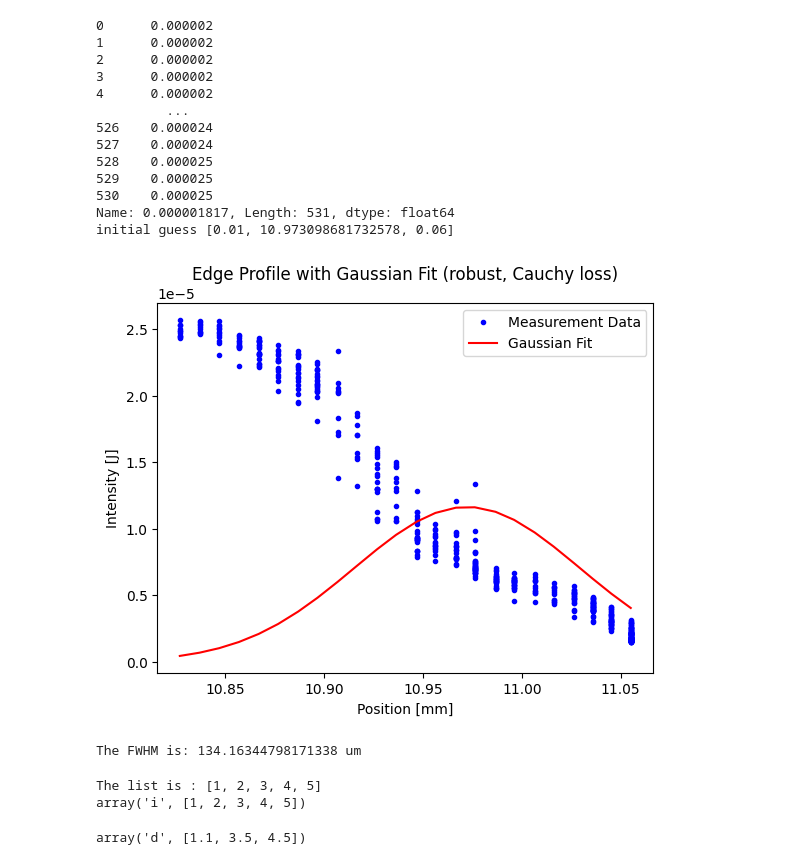
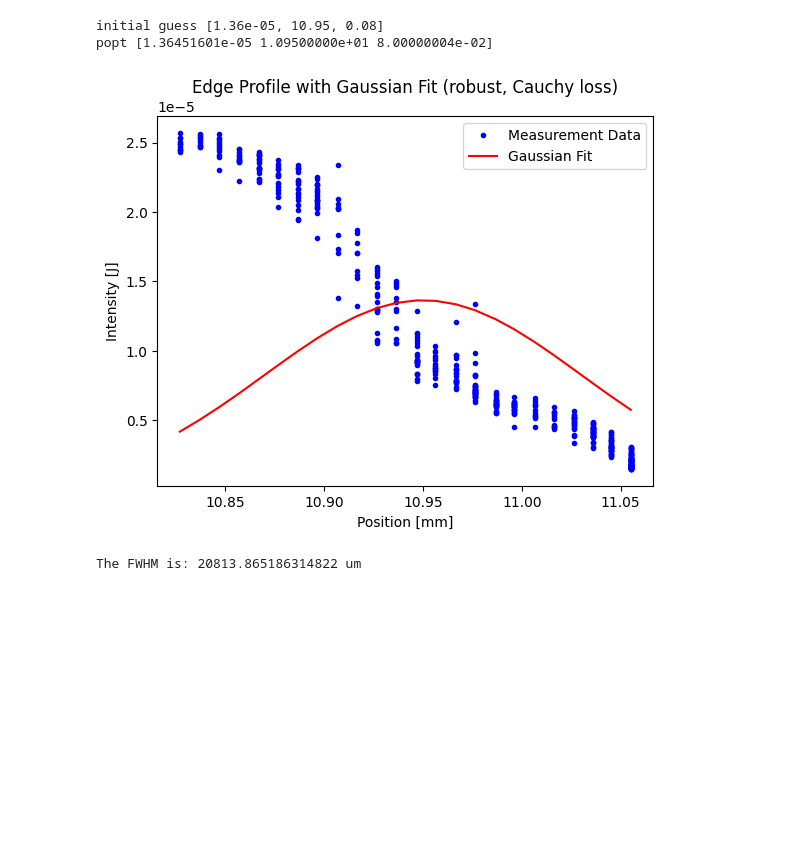
Before and after one commit to carogee/knife_edge, a Jupyter notebook: knife_edge.ipynb, the cells around one changed output. Saved outputs shown, nothing was run; the diff lists cells and outputs as text; code cells hidden in the pictures; blank space fills up the shorter version.

```diff
--- a/knife_edge.ipynb
+++ b/knife_edge.ipynb
@@ -9,8 +262,11 @@ import array as array
 # %%
-# Custom Cauchy loss function
+import matplotlib.pyplot as plt
+import numpy as np
+from scipy.optimize import curve_fit
 
 def cauchy_loss(params, x, y, c):
     A, mu, sigma = params
+    #A = (1/(np.sqrt(2*np.pi)*sigma))
     y_pred = A * np.exp(-(x - mu)**2 / (2 * sigma**2))
     residual = y - y_pred
     return np.log(1 + (residual / c)**2).sum()
@@ -18,6 +274,7 @@ def cauchy_loss(params, x, y, c):
 # Function to define the Gaussian function for curve fitting
 def gauss(params, x):
     A, mu, sigma = params
+    #A = (1/(sigma*np.sqrt(2*np.pi)))
     return A * np.exp(-(x - mu)**2 / (2 * sigma**2))
 
 # Objective function for optimization
@@ -34,79 +291,37 @@ data = pd.read_csv(filename)
 
 #x_data = data[:, 1]
 #y_data = data[:, 0]
 intensity = data.iloc[:, 0] #intensity
 position = data.iloc[:, 1] #position
-print(intensity)
-
-#y_data = [1.7,1.7,1.7]
-#x_data = [15.0,15.05,15.1,15.20]
-#y_data = array.array('d', [1.7, 1.7, 1.7,1.7])
-#x_data = array.array('d', [15.0,15.05,15.1])
 
 
 # Initial guess for parameters
-initial_guess = [0.01, np.mean(position), 0.06]
+initial_guess = [1.36e-05, 10.95, 0.08]
 print("initial guess", initial_guess)
 
 # Perform optimization
 result = minimize(objective, initial_guess, args=(position, intensity, 1))
 
 # Extract optimized parameters
 popt = result.x
-#print("popt", popt)
+print("popt", popt)
 
-# Normalize
-#pdf = gauss(popt,x_data)
-#normalization_constant = np.trapz(pdf,x_data)
-#print("normalization constant", normalization_constant)
-#normalized_pdf = pdf/normalization_constant
 
 # Calculating the full width at half maximum (FWHM)
-FWHM = 2 * np.sqrt(2 * np.log(2)) * popt[2]
+FWHM = 2 * np.sqrt(np.log(2)) / popt[2]
 
 # Plotting the data and the fit
 plt.plot(position, intensity, 'b.', label='Measurement Data')
 plt.plot(position, gauss(popt, position), 'r-', label='Gaussian Fit')
 plt.xlabel('Position [mm]')
 plt.ylabel('Intensity [J]')
 plt.title('Edge Profile with Gaussian Fit (robust, Cauchy loss)')
 plt.legend()
 plt.show()
 
 print("The FWHM is:", FWHM*1000, "um")
 # %% [output]
-0      0.000002
-1      0.000002
-2      0.000002
-3      0.000002
-4      0.000002
-         ...
-526    0.000024
-527    0.000024
-528    0.000025
-529    0.000025
-530    0.000025
-Name: 0.000001817, Length: 531, dtype: float64
-initial guess [0.01, 10.973098681732578, 0.06]
+initial guess [1.36e-05, 10.95, 0.08]
+popt [1.36451601e-05 1.09500000e+01 8.00000004e-02]
-[figure, old version]
+[figure, new version]
-The FWHM is: 134.16344798171338 um
+The FWHM is: 20813.865186314822 um
-# %%
-from array import array
-
-# Initializing the list
-list = [1, 2, 3, 4, 5]
-
-# Printing the list
-print("The list is : " + str(list))
-
-res = array("i", list)
-print(res
-# %% [output]
-The list is : [1, 2, 3, 4, 5]
-array('i', [1, 2, 3, 4, 5])
-# %%
-import array as arr
-a = arr.array('d', [1.1, 3.5, 4.5])
-print(a)
-# %% [output]
-array('d', [1.1, 3.5, 4.5])
```
Also changed, not shown: parts of 7 cells of this notebook.
